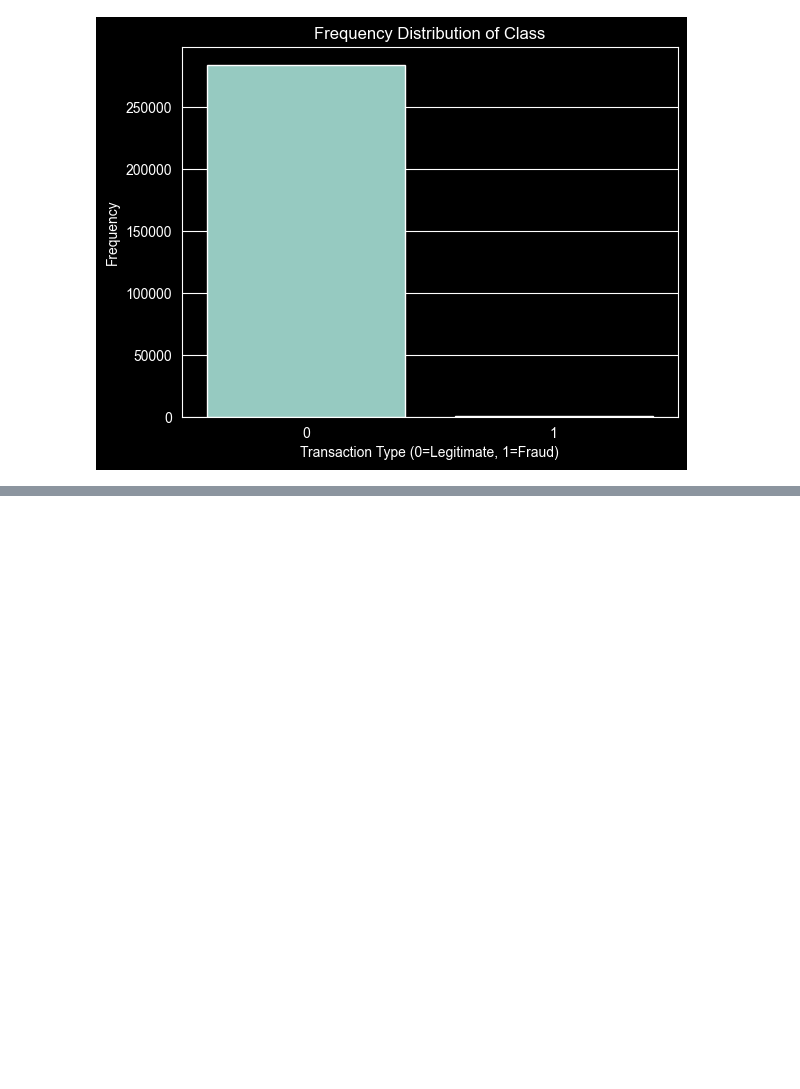
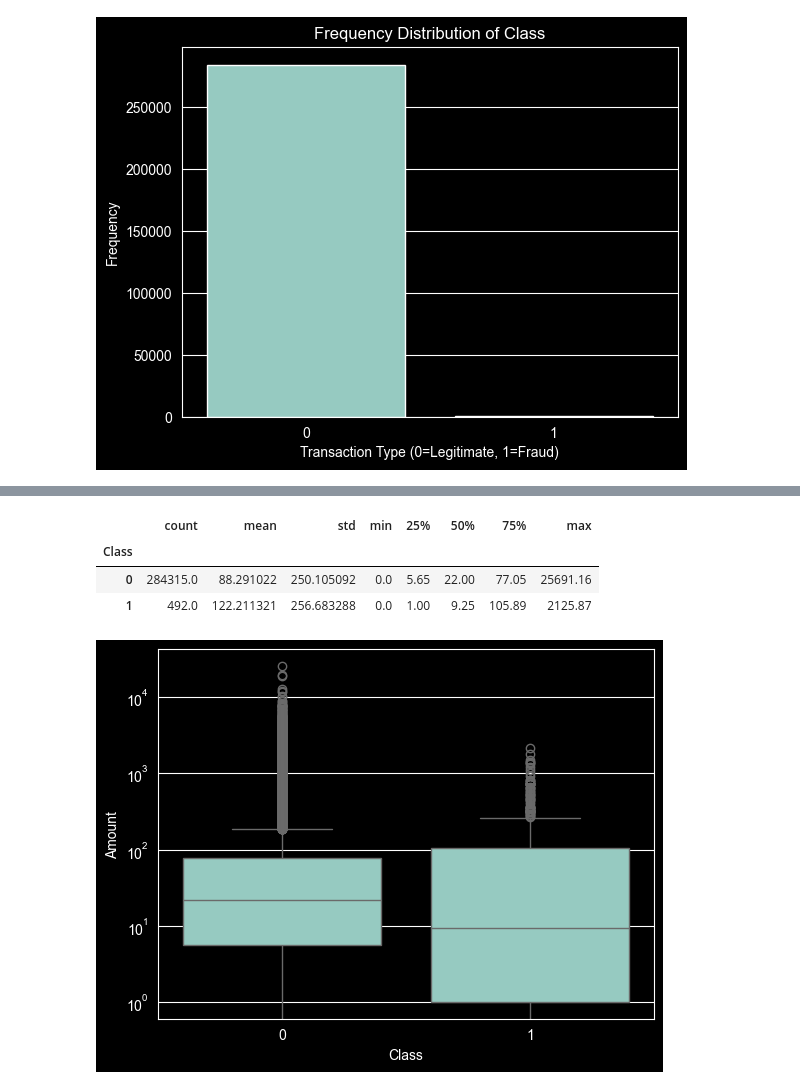
Before and after one commit to DanilRodenko/FraudShield, a Jupyter notebook: notebooks/01_EDA.ipynb, the cells around one changed output, grey strips where cells are left out. Saved outputs shown, nothing was run; the diff lists cells and outputs as text; code cells hidden in the pictures; blank space fills up the shorter version.

Commit message:
EDA: amount distribution analysis

```diff
--- a/notebooks/01_EDA.ipynb
+++ b/notebooks/01_EDA.ipynb
@@ -93,0 +106,13 @@ plt.show()
+# %%
+df.groupby("Class")['Amount'].describe()
+# %% [output]
+|  | count | mean | std | min | 25% | 50% | 75% | max |
+| Class |  |  |  |  |  |  |  |  |
+| 0 | 284315.0 | 88.291022 | 250.105092 | 0.0 | 5.65 | 22.00 | 77.05 | 25691.16 |
+| 1 | 492.0 | 122.211321 | 256.683288 | 0.0 | 1.00 | 9.25 | 105.89 | 2125.87 |
+# %%
+sns.boxplot(x="Class", y="Amount", data=df)
+plt.yscale('log')
+plt.show()
+# %% [output]
+[figure, added]
```
Also changed, not shown: parts of 2 cells of this notebook.
